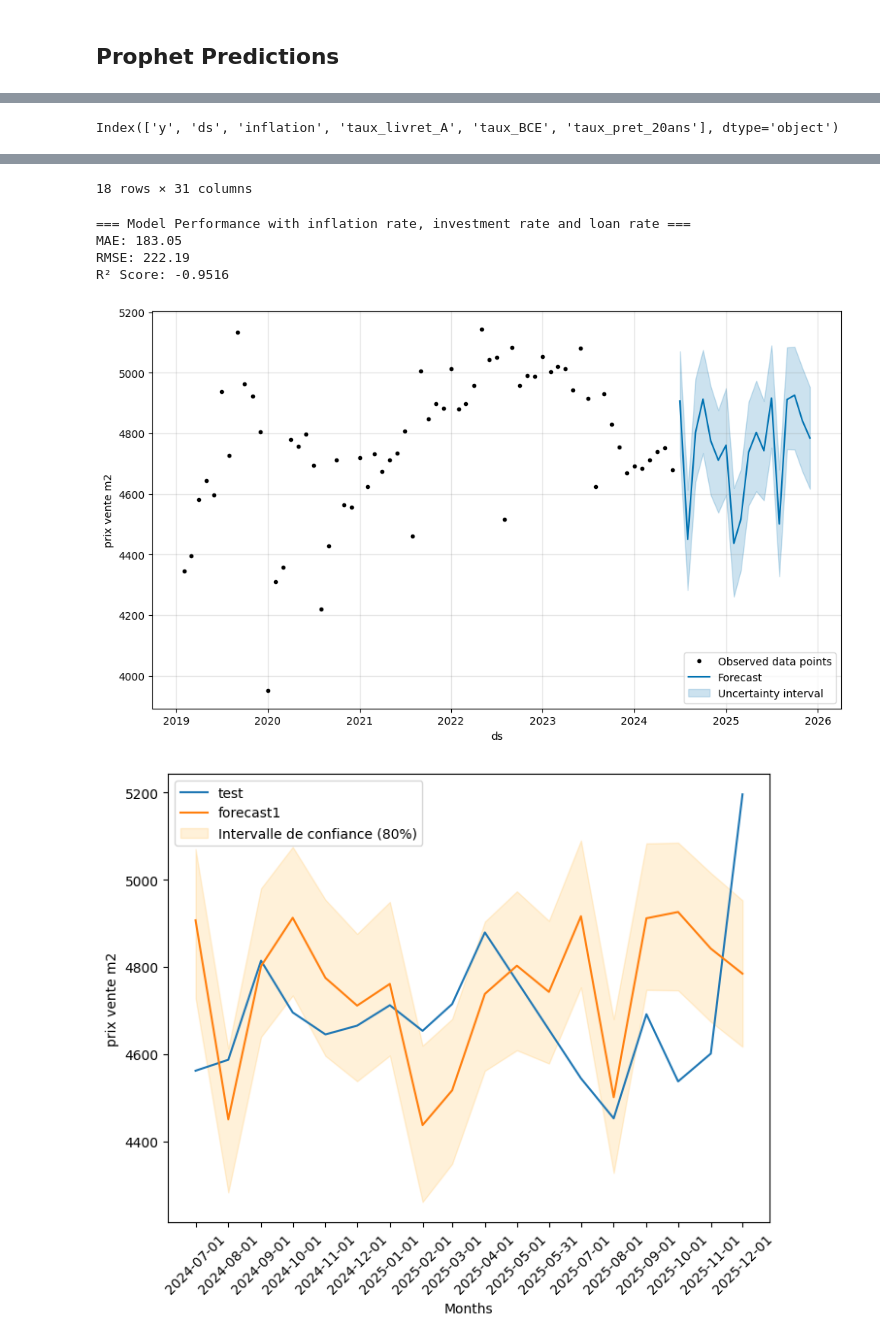
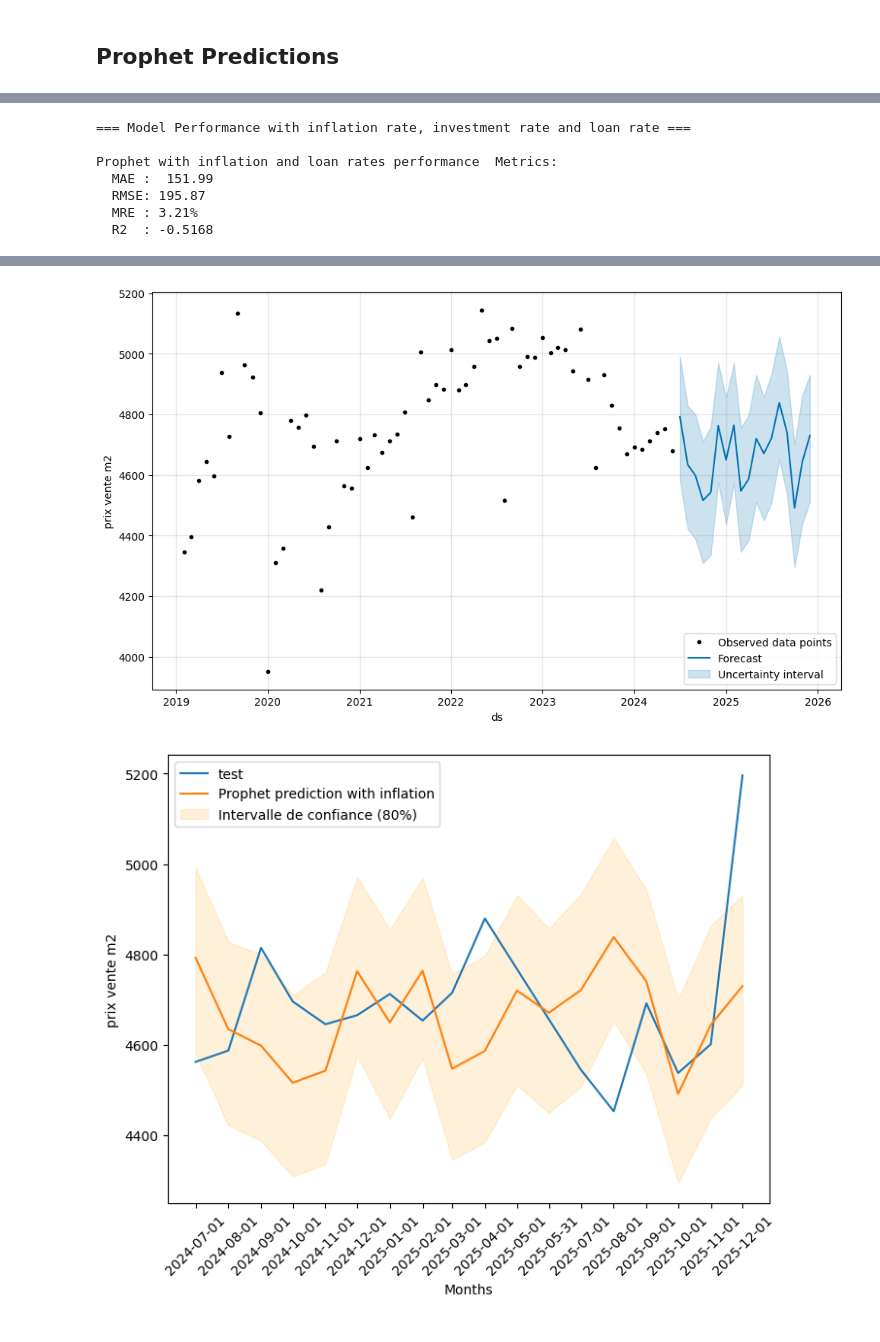
Before and after one commit to Clement2169/immocv, a Jupyter notebook: notebooks/PredictionAppartement.ipynb, the cells around one changed output, grey strips where cells are left out. Drawn from its saved outputs; the diff is of its cells as text; code cells hidden in the pictures.

```diff
--- a/notebooks/PredictionAppartement.ipynb
+++ b/notebooks/PredictionAppartement.ipynb
@@ -444,3 +463,22 @@ Freq: MS, Name: prix_m2_vente, Length: 83, dtype: float64
+# %%
+
+def plot_predictions (forecasts,test_data,length) :
+
+
+    plt.figure(figsize=(8, 6))
+    plt.plot(test_data['ds'],test_data["y"],label="test")
+    for key, forecast in forecasts.items() :
+        plt.plot(test_data['ds'],forecast["yhat"].iloc[-length:],label=key)
+
+    plt.ylabel('prix vente m2')
+    plt.xlabel('Months')
+    plt.xticks(test_data['ds'], rotation=45)
+
+    if 'yhat_lower' in forecast.columns :
+        plt.fill_between(test_data['ds'], forecast['yhat_lower'].tail(length), forecast['yhat_upper'].tail(length),
+                        color='orange', alpha=0.15, label='Intervalle de confiance (80%)')
+    plt.legend()
+    plt.show()
 # %% [markdown]
 ## Prophet Predictions
 # %%
@@ -542,20 +580,19 @@ R² Score: -0.9429
 # %%
 from prophet import Prophet
-length = 18
-
-df3 = df2.rename(columns={"date" : "ds","prix_m2_vente":"y"})
-df3 = pd.merge(df3,inflation,left_index=True,right_on="date")
-df3.set_index(df2.index,inplace=True)
-df3.drop("date",axis=1,inplace=True)
-
-display(df3)
-print (df3.columns)
 
 df_train = df3[:-length]
 df_test = df3[-length:]
 
 
-model = Prophet (yearly_seasonality=True,changepoint_prior_scale=0.05)
+model = Prophet(
+    yearly_seasonality=False,
+    weekly_seasonality=False,
+    daily_seasonality=False,
+    seasonality_mode='additive',
+    changepoint_prior_scale=0.05
+)
+
+model.add_seasonality(name='monthly', period=12, fourier_order=5)
 
 model.add_regressor('inflation')
 model.add_regressor('taux_livret_A')
@@ -570,37 +607,21 @@ future = model.make_future_dataframe(periods=length,freq="MS")
 future = df_test[attributes].copy()
 
 forecast1 = model.predict(future)
-display(forecast1)
+display(forecast1.head(5))
 
 y_true = test_data['y'].values
 y_pred = forecast1['yhat'][-length:].values
 
-mae_rates = mean_absolute_error(y_true, y_pred)
-rmse_rates = np.sqrt(mean_squared_error(y_true, y_pred))
-r2_rates = r2_score(y_true, y_pred)
-
 print("\n=== Model Performance with inflation rate, investment rate and loan rate ===")
-print(f"MAE: {mae_rates:.2f}")
-print(f"RMSE: {rmse_rates:.2f}")
-print(f"R² Score: {r2_rates:.4f}")
+mae_rates, rmse_rates, mre_rates, r2_rates = calculate_metrics(y_true,y_pred,"Prophet with inflation and loan rates")
 
 
 model.plot(forecast1, ylabel = "prix vente m2",plot_cap=True)
 plt.legend()
 plt.show()
 
-plt.figure(figsize=(8, 6))
-plt.plot(df_test['ds'],df_test["y"],label="test")
-plt.plot(df_test['ds'],forecast1["yhat"].iloc[-length:],label="forecast1")
-plt.ylabel('prix vente m2')
-plt.xlabel('Months')
-plt.xticks(df_test['ds'], rotation=45)
-
-plt.fill_between(df_test['ds'], forecast1['yhat_lower'].tail(length), forecast1['yhat_upper'].tail(length),
-                 color='orange', alpha=0.15, label='Intervalle de confiance (80%)')
-plt.legend()
-plt.show()
-
+forecasts = {"Prophet prediction with inflation": forecast1}
+plot_predictions(forecasts,test_data,length)
 
 regressor_coefficients = {
     'inflation': model.extra_regressors['inflation']['prior_scale'],
@@ -633 +647,7 @@ plt.grid(True, alpha=0.3, axis='y')
-Index(['y', 'ds', 'inflation', 'taux_livret_A', 'taux_BCE', 'taux_pret_20ans'], dtype='object')
+=== Model Performance with inflation rate, investment rate and loan rate ===
+
+Prophet with inflation and loan rates performance  Metrics:
+  MAE :  151.99
+  RMSE: 195.87
+  MRE : 3.21%
+  R2  : -0.5168
@@ -651,8 +654,3 @@ Index(['y', 'ds', 'inflation', 'taux_livret_A', 'taux_BCE', 'taux_pret_20ans'],
-18 rows × 31 columns
-=== Model Performance with inflation rate, investment rate and loan rate ===
-MAE: 183.05
-RMSE: 222.19
-R² Score: -0.9516
-[figure, old version]
+[figure, new version]
-[figure, old version]
+[figure, new version]
 [figure]
```
Also changed, not shown: parts of 15 cells of this notebook.
